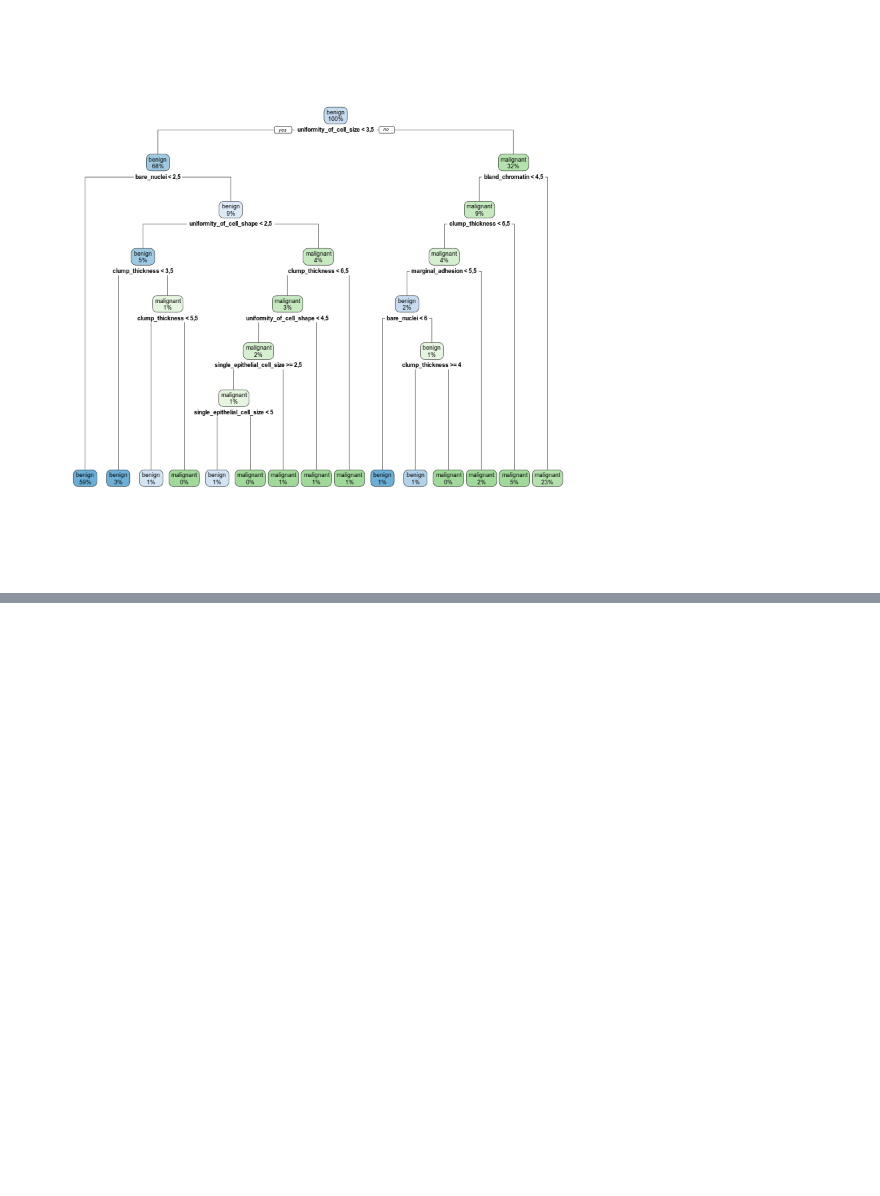
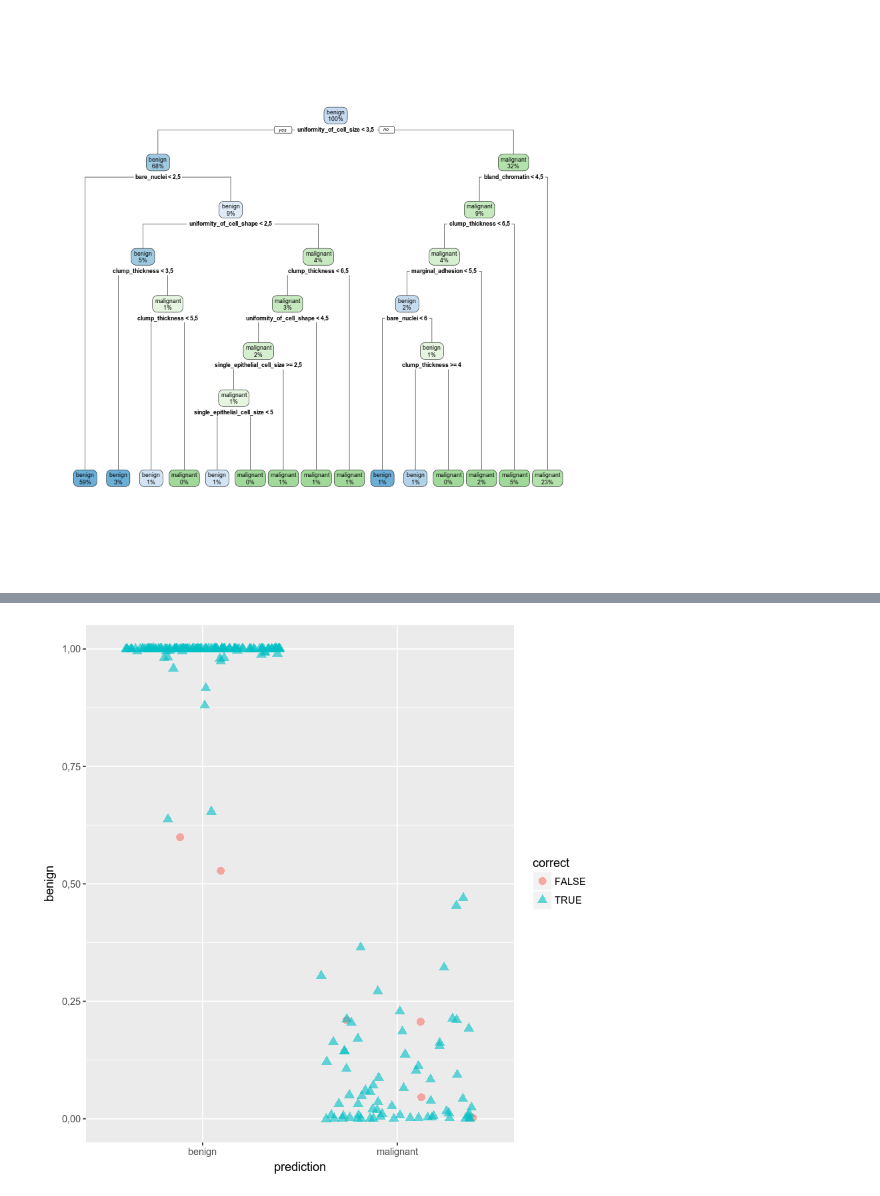
Before and after one commit to danielsouzaaf/breast-cancer-diagnosis-study, a Jupyter notebook: breast-cancer-wisconsin.ipynb, the cells around one changed output, grey strips where cells are left out. Cells and saved outputs as stored; diff of their text form; code cells hidden in the pictures; blank space fills up the shorter version.

```diff
--- a/breast-cancer-wisconsin.ipynb
+++ b/breast-cancer-wisconsin.ipynb
@@ -226,0 +304,5 @@ rpart.plot(fit, extra = 100)
+# %%
+ggplot(results, aes(x = prediction, y = benign, color = correct, shape = correct)) +
+  geom_jitter(size = 3, alpha = 0.6)
+# %% [output]
+[figure, added]
```
Also changed, not shown: parts of 7 cells of this notebook.
